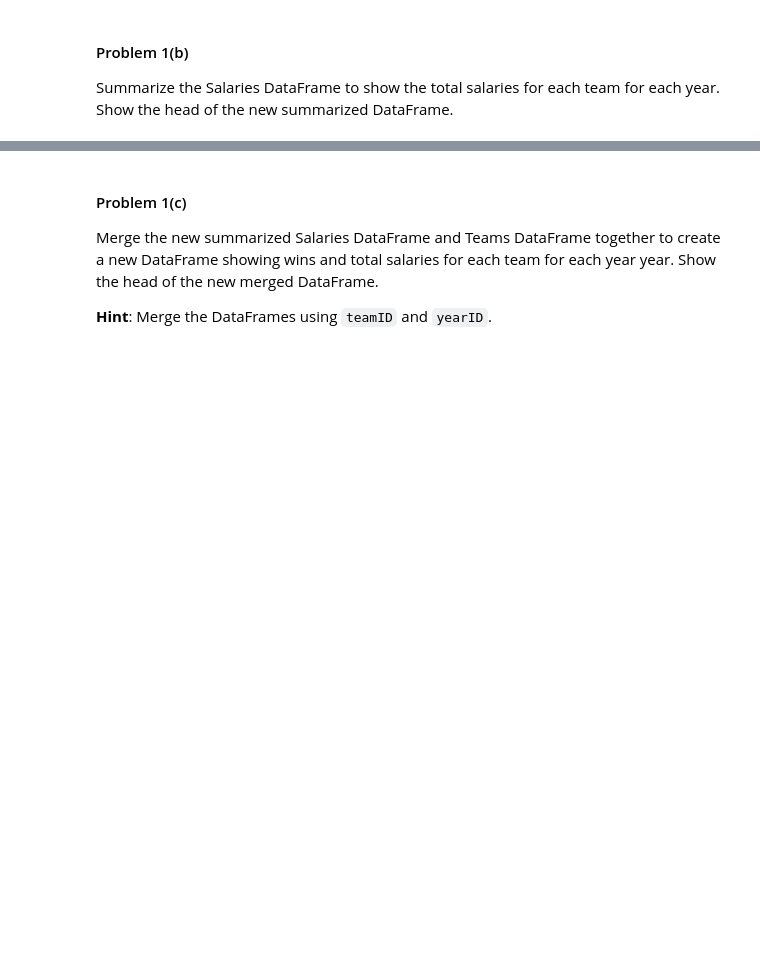
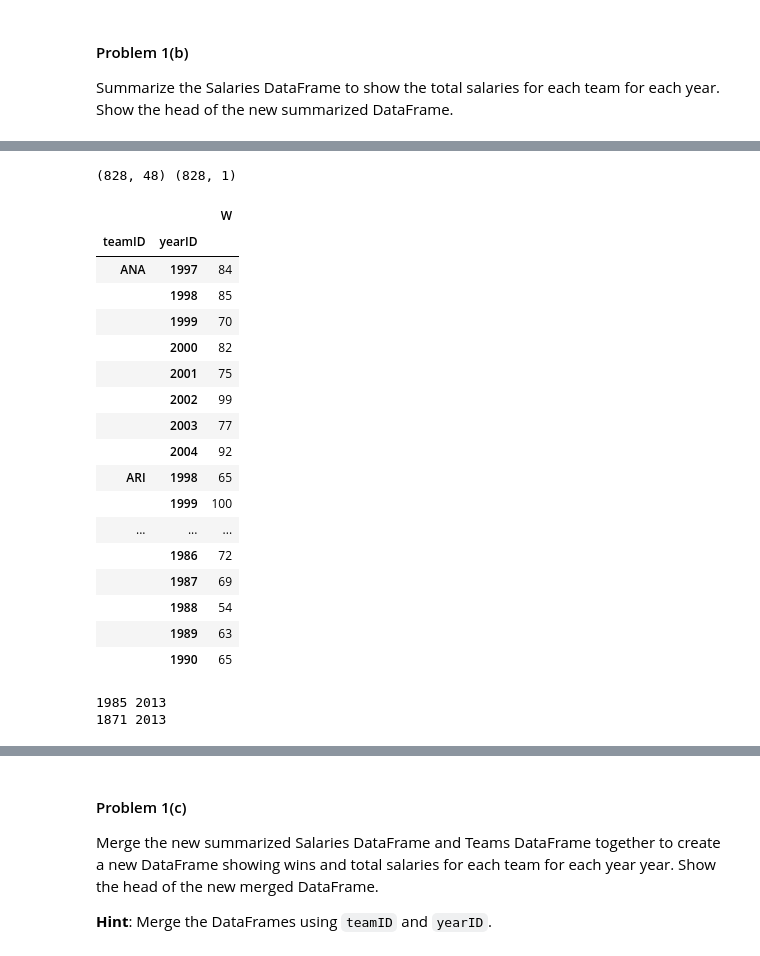
Before and after one commit to ouassimk/2014, a Jupyter notebook: homework/HW1.nbconvert.ipynb, the cells around one changed output, grey strips where cells are left out. Saved outputs shown, nothing was run; the diff lists cells and outputs as text; code cells hidden in the pictures; blank space fills up the shorter version.

```diff
--- a/homework/HW1.nbconvert.ipynb
+++ b/homework/HW1.nbconvert.ipynb
@@ -148,0 +175,31 @@ totSal.head(30)
+# %%
+temSub= tem[tem.yearID >1984]
+totTeamSub=temSub[["teamID","yearID", "W"]].sort_values(by=["teamID","yearID"]).groupby(["teamID","yearID"]).sum()
+print temSub.shape, totTeamSub.shape
+totTeamSub.head(30)
+# %% [output]
+(828, 48) (828, 1)
+|  |  | W |
+| teamID | yearID |  |
+| ANA | 1997 | 84 |
+|  | 1998 | 85 |
+|  | 1999 | 70 |
+|  | 2000 | 82 |
+|  | 2001 | 75 |
+|  | 2002 | 99 |
+|  | 2003 | 77 |
+|  | 2004 | 92 |
+| ARI | 1998 | 65 |
+|  | 1999 | 100 |
+| ... | ... | ... |
+|  | 1986 | 72 |
+|  | 1987 | 69 |
+|  | 1988 | 54 |
+|  | 1989 | 63 |
+|  | 1990 | 65 |
+# %%
+print sal.yearID.min(), sal.yearID.max()
+print tem.yearID.min(), tem.yearID.max()
+# %% [output]
+1985 2013
+1871 2013
```
Also changed, not shown: parts of 8 cells of this notebook.
